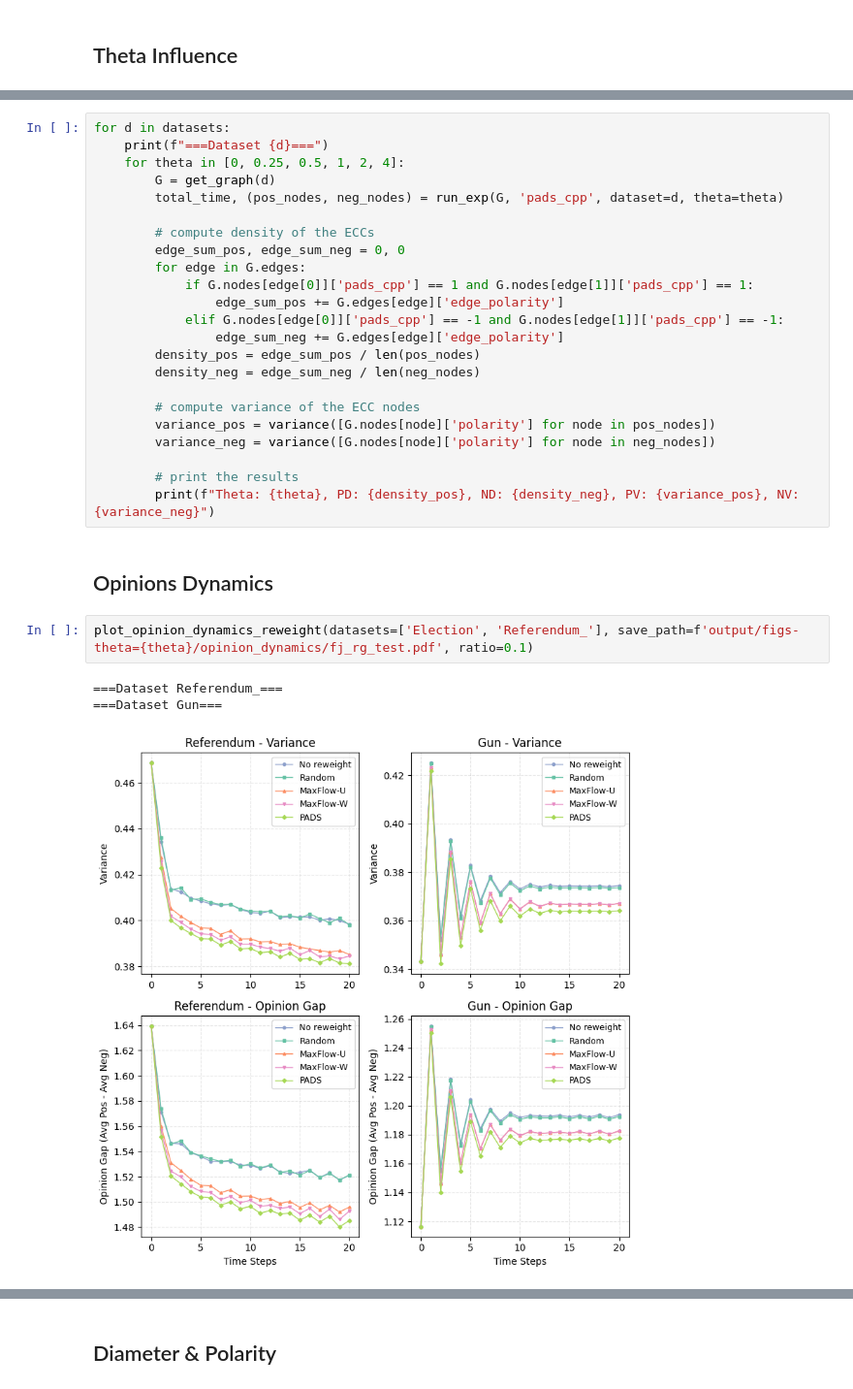
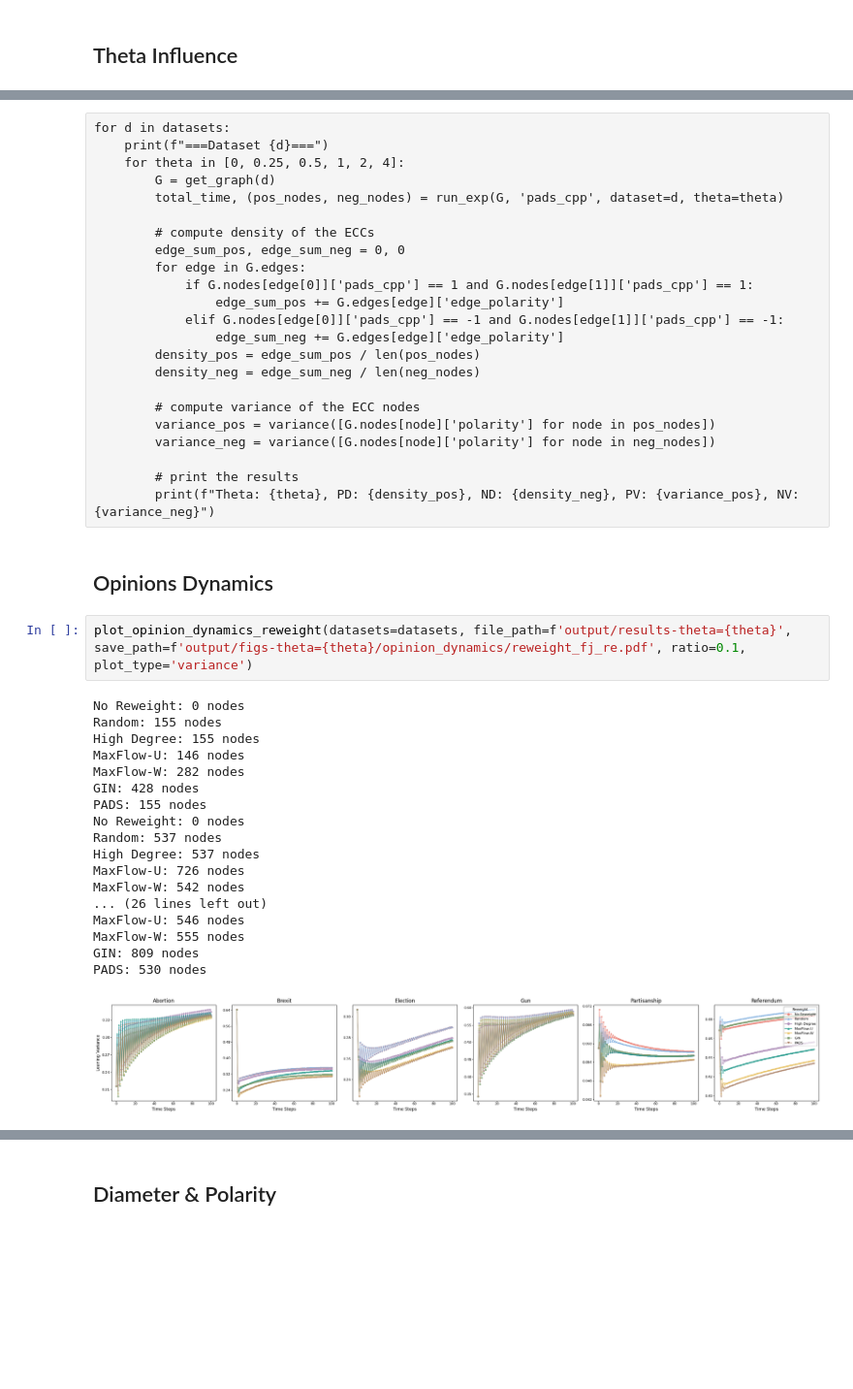
Before and after one commit to zxj0302/PADS, a Jupyter notebook: figures.ipynb, the cells around one changed output, grey strips where cells are left out. Shown at 97% size. Cells and saved outputs as stored; diff of their text form; blank space fills up the shorter version.

Commit message:
opinion dynamics model change

```diff
--- a/figures.ipynb
+++ b/figures.ipynb
@@ -105,32 +111,47 @@ for d in datasets[-2:-1]:
-# %%
-for d in datasets:
-    print(f"===Dataset {d}===")
-    for theta in [0, 0.25, 0.5, 1, 2, 4]:
-        G = get_graph(d)
-        total_time, (pos_nodes, neg_nodes) = run_exp(G, 'pads_cpp', dataset=d, theta=theta)
-
-        # compute density of the ECCs
-        edge_sum_pos, edge_sum_neg = 0, 0
-        for edge in G.edges:
-            if G.nodes[edge[0]]['pads_cpp'] == 1 and G.nodes[edge[1]]['pads_cpp'] == 1:
-                edge_sum_pos += G.edges[edge]['edge_polarity']
-            elif G.nodes[edge[0]]['pads_cpp'] == -1 and G.nodes[edge[1]]['pads_cpp'] == -1:
-                edge_sum_neg += G.edges[edge]['edge_polarity']
-        density_pos = edge_sum_pos / len(pos_nodes)
-        density_neg = edge_sum_neg / len(neg_nodes)
-
-        # compute variance of the ECC nodes
-        variance_pos = variance([G.nodes[node]['polarity'] for node in pos_nodes])
-        variance_neg = variance([G.nodes[node]['polarity'] for node in neg_nodes])
-
-        # print the results
-        print(f"Theta: {theta}, PD: {density_pos}, ND: {density_neg}, PV: {variance_pos}, NV: {variance_neg}")
+# %% [raw]
+for d in datasets:
+    print(f"===Dataset {d}===")
+    for theta in [0, 0.25, 0.5, 1, 2, 4]:
+        G = get_graph(d)
+        total_time, (pos_nodes, neg_nodes) = run_exp(G, 'pads_cpp', dataset=d, theta=theta)
+
+        # compute density of the ECCs
+        edge_sum_pos, edge_sum_neg = 0, 0
+        for edge in G.edges:
+            if G.nodes[edge[0]]['pads_cpp'] == 1 and G.nodes[edge[1]]['pads_cpp'] == 1:
+                edge_sum_pos += G.edges[edge]['edge_polarity']
+            elif G.nodes[edge[0]]['pads_cpp'] == -1 and G.nodes[edge[1]]['pads_cpp'] == -1:
+                edge_sum_neg += G.edges[edge]['edge_polarity']
+        density_pos = edge_sum_pos / len(pos_nodes)
+        density_neg = edge_sum_neg / len(neg_nodes)
+
+        # compute variance of the ECC nodes
+        variance_pos = variance([G.nodes[node]['polarity'] for node in pos_nodes])
+        variance_neg = variance([G.nodes[node]['polarity'] for node in neg_nodes])
+
+        # print the results
+        print(f"Theta: {theta}, PD: {density_pos}, ND: {density_neg}, PV: {variance_pos}, NV: {variance_neg}")
 # %% [markdown]
 ## Opinions Dynamics
 # %%
-plot_opinion_dynamics_reweight(datasets=['Election', 'Referendum_'], save_path=f'output/figs-theta={theta}/opinion_dynamics/fj_rg_test.pdf', ratio=0.1)
+plot_opinion_dynamics_reweight(datasets=datasets, file_path=f'output/results-theta={theta}', save_path=f'output/figs-theta={theta}/opinion_dynamics/reweight_fj_re.pdf', ratio=0.1, plot_type='variance')
 # %% [output]
-===Dataset Referendum_===
-===Dataset Gun===
+No Reweight: 0 nodes
+Random: 155 nodes
+High Degree: 155 nodes
+MaxFlow-U: 146 nodes
+MaxFlow-W: 282 nodes
+GIN: 428 nodes
+PADS: 155 nodes
+No Reweight: 0 nodes
+Random: 537 nodes
+High Degree: 537 nodes
+MaxFlow-U: 726 nodes
+MaxFlow-W: 542 nodes
+... (26 lines left out)
+MaxFlow-U: 546 nodes
+MaxFlow-W: 555 nodes
+GIN: 809 nodes
+PADS: 530 nodes
-[figure, old version]
+[figure, new version]
 # %%
```
Also changed, not shown: parts of 10 cells of this notebook, 8 other files.
